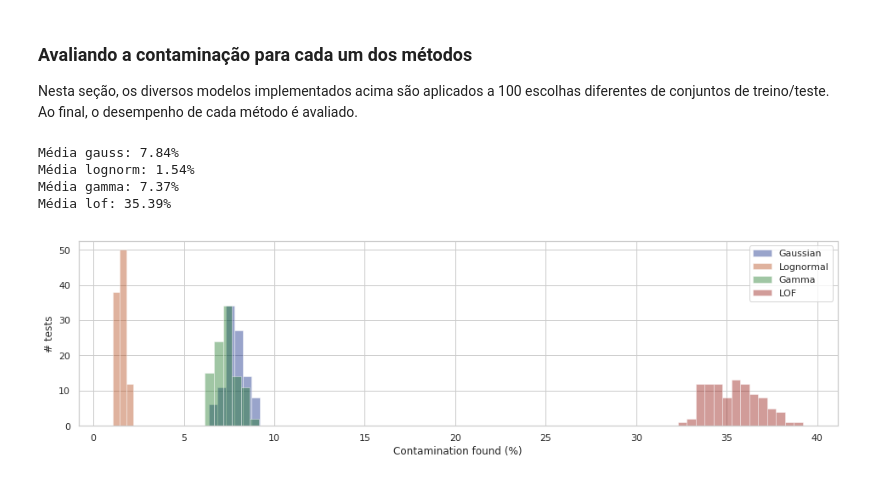
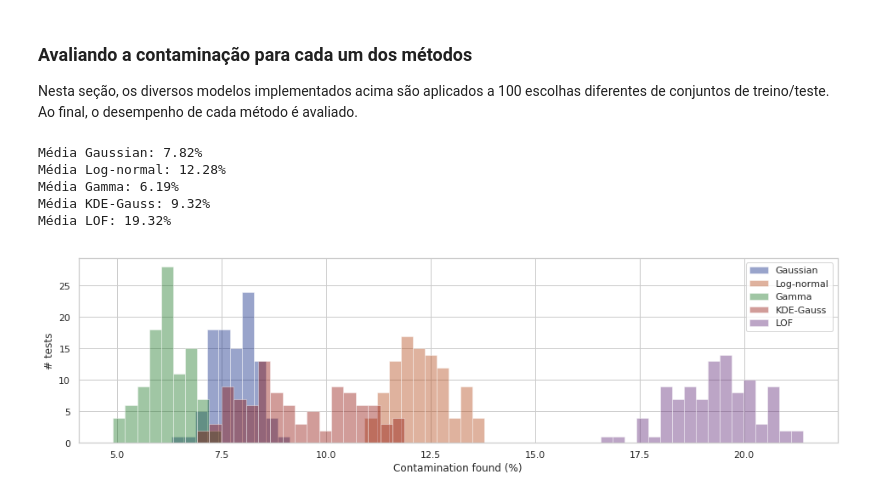
Before and after one commit to lappis-unb/salic-ml, a Jupyter notebook: notebooks/report/analysis_of_common_items.ipynb, the cells around one changed output. Cells and saved outputs as stored; diff of their text form; code cells hidden in the pictures.

```diff
--- a/notebooks/report/analysis_of_common_items.ipynb
+++ b/notebooks/report/analysis_of_common_items.ipynb
@@ -338,0 +294,18 @@ Text(0.5,1,'Inlier/Outlier division')
+# %%
+class Gaussian:
+    def __init__(self, contamination=0.1):
+        self.contamination = contamination
+
+    def fit(self, X):
+        # Generate model
+        mean, std = scipy.stats.norm.fit(X)
+        self.model = scipy.stats.norm(mean, std)
+        # Find threshold
+        self.threshold = find_threshold(self.model, X, self.contamination)
+        return self
+
+    def predict(self, X):
+        is_inlier = (self.model.pdf(X) > self.threshold)
+        return is_inlier
+
+show_stats(Gaussian(), projects_train, projects_test, bin_size=0.01)
@@ -487,35 +482,22 @@ for i in range(100):
 # %%
 sns.set(style='whitegrid', palette='dark')
 f, ax = plt.subplots(figsize=(16,4))
 
-bin_size = 0.5
-results = percentuals['gauss']
-print('Média gauss: %.2lf%%' % np.mean(results))
-bins = max(1, int((max(results) - min(results)) // bin_size) + 1)
-sns.distplot(results, label='Gaussian', kde=False, bins=bins)
-
-results = percentuals['lognorm']
-print('Média lognorm: %.2lf%%' % np.mean(results))
-bins = max(1, int((max(results) - min(results)) // bin_size) + 1)
-sns.distplot(results, label='Lognormal', kde=False, bins=bins)
-
-results = percentuals['gamma']
-print('Média gamma: %.2lf%%' % np.mean(results))
-bins = max(1, int((max(results) - min(results)) // bin_size) + 1)
-sns.distplot(results, label='Gamma', kde=False, bins=bins)
-
-results = percentuals['lof']
-print('Média lof: %.2lf%%' % np.mean(results))
-bins = max(1, int((max(results) - min(results)) // bin_size) + 1)
-sns.distplot(results, label='LOF', kde=False, bins=bins)
+bin_size = 0.3
+for model in models:
+    results = model['results']
+    print('Média %s: %.2lf%%' % (model['name'], np.mean(results)))
+    bins = max(1, int((max(results) - min(results)) // bin_size) + 1)
+    sns.distplot(results, label=model['name'], kde=False, bins=bins)
 
 plt.legend(frameon=True)
 plt.xlabel('Contamination found (%)')
 plt.ylabel('# tests')
 plt.grid(True)
 # %% [output]
-Média gauss: 7.84%
-Média lognorm: 1.54%
-Média gamma: 7.37%
-Média lof: 35.39%
+Média Gaussian: 7.82%
+Média Log-normal: 12.28%
+Média Gamma: 6.19%
+Média KDE-Gauss: 9.32%
+Média LOF: 19.32%
-[figure, old version]
+[figure, new version]
```
Also changed, not shown: parts of 33 cells of this notebook.
